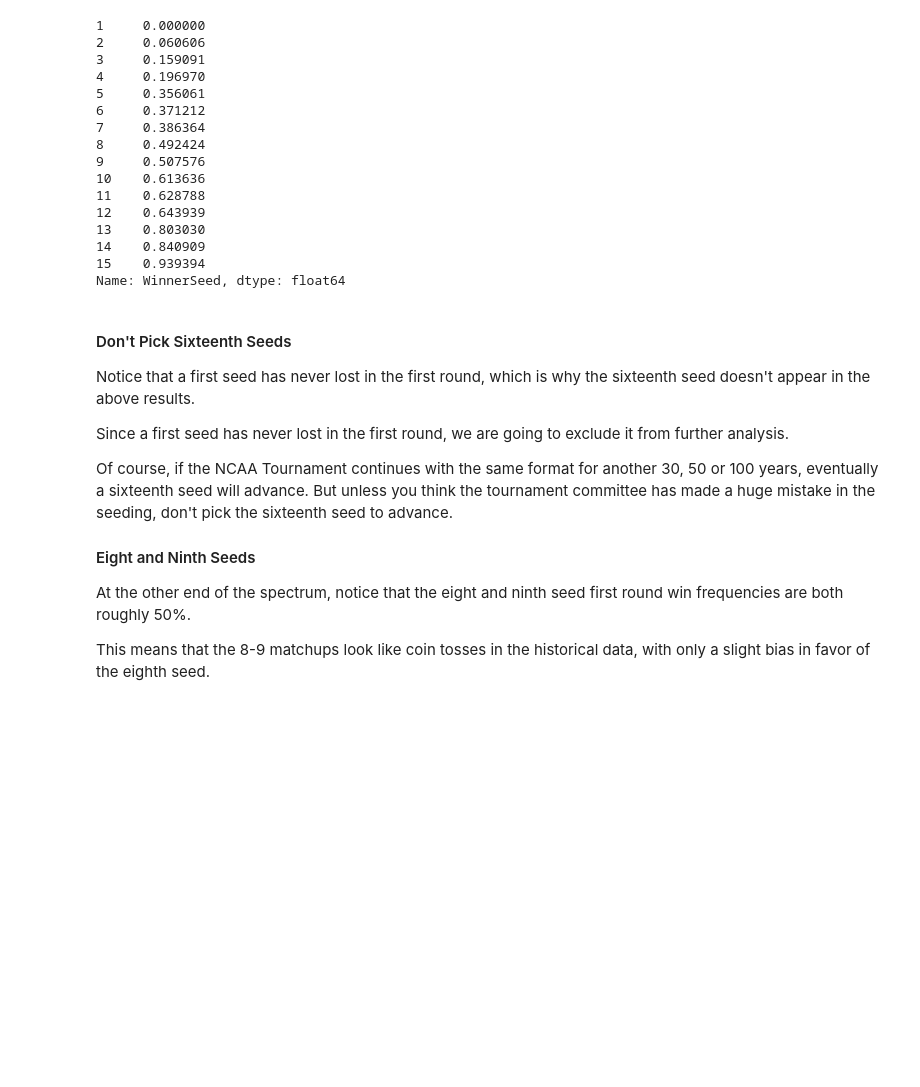
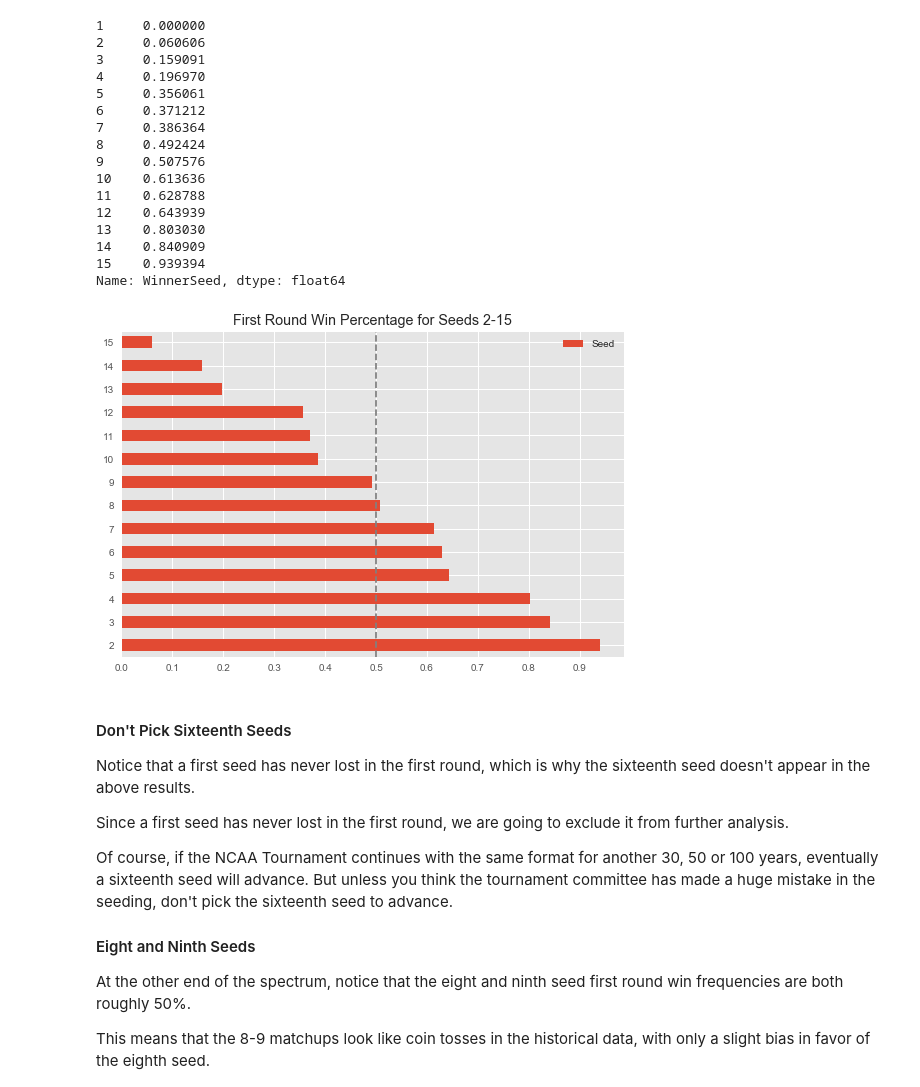
Before and after one commit to practicallypredictable/posts, a Jupyter notebook: basketball/ncaa/notebooks/ncaa-round1_upsets.ipynb, the cells around one changed output. Saved outputs shown, nothing was run; the diff lists cells and outputs as text; code cells hidden in the pictures; blank space fills up the shorter version.

Commit message:
Add chart

```diff
--- a/basketball/ncaa/notebooks/ncaa-round1_upsets.ipynb
+++ b/basketball/ncaa/notebooks/ncaa-round1_upsets.ipynb
@@ -198,6 +198,19 @@ We can turn these in "upset" frequencies by subtracting them from 1.
 14    0.840909
 15    0.939394
 Name: WinnerSeed, dtype: float64
+# %%
+fix, ax = plt.subplots(figsize=(9, 6))
+ax = (
+    pd.DataFrame(round1['WinnerSeed'].value_counts() / (4*33))[1:15]
+    .rename(columns={'WinnerSeed': 'Seed'})
+    .plot(kind='barh', ax=ax)
+)
+ax.set_title('First Round Win Percentage for Seeds 2-15')
+ax.set_xticks(np.arange(0, 1, 0.1))
+ax.axvline(0.5, linestyle='--', color='grey')
+plt.show()
+# %% [output]
+[figure, added]
 # %% [markdown]
 #### Don't Pick Sixteenth Seeds
 
```
